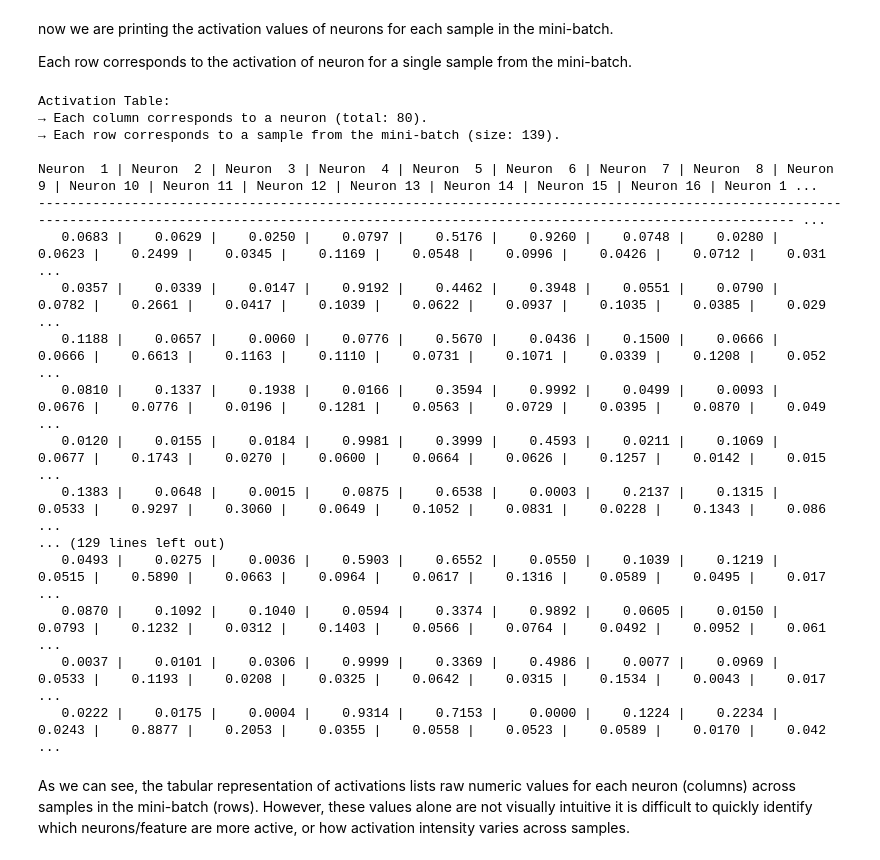
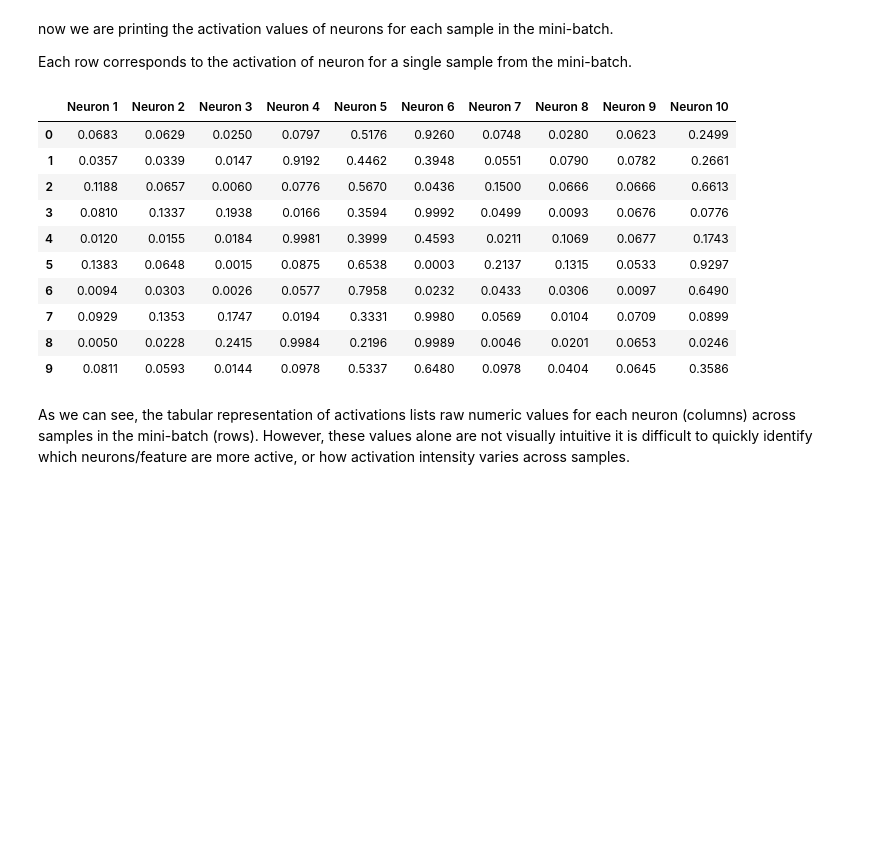
Before and after one commit to Anshu00027/SAE-for-PINNs, a Jupyter notebook: SAE-for-Taylor-Green-Vortex-PINNs.ipynb, the cells around one changed output. Drawn from its saved outputs; the diff is of its cells as text; code cells hidden in the pictures; blank space fills up the shorter version.

```diff
--- a/SAE-for-Taylor-Green-Vortex-PINNs.ipynb
+++ b/SAE-for-Taylor-Green-Vortex-PINNs.ipynb
@@ -136,46 +138,27 @@ Saved SAE encoded features shape: (3475, 80)
 now we are printing the activation values of neurons for each sample in the mini-batch.
 
 Each row corresponds to the activation of neuron for a single sample from the mini-batch.
-# %%
-def print_activation_table(activations):
-    activations = np.array(activations)
-    num_rows, num_cols = activations.shape  # (batch_size, num_neurons)
-
-    # Explanation header
-    print(f"\nActivation Table:")
-    print(f"→ Each column corresponds to a neuron (total: {num_cols}).")
-    print(f"→ Each row corresponds to a sample from the mini-batch (size: {num_rows}).\n")
-
-    # Header row
-    header = ["Neuron {:>2}".format(i+1) for i in range(num_cols)]
-    print(" | ".join(header))
-    print("-" * (20 * num_cols))
-
-    # Data rows
-    for i in range(num_rows):
-        row_vals = ["{:>9.4f}".format(v) for v in activations[i, :]]
-        print(" | ".join(row_vals))
-
-# Example usage
-print_activation_table(last_batch_encoded)
-# %% [output]
-Activation Table:
-→ Each column corresponds to a neuron (total: 80).
-→ Each row corresponds to a sample from the mini-batch (size: 139).
-
-Neuron  1 | Neuron  2 | Neuron  3 | Neuron  4 | Neuron  5 | Neuron  6 | Neuron  7 | Neuron  8 | Neuron  9 | Neuron 10 | Neuron 11 | Neuron 12 | Neuron 13 | Neuron 14 | Neuron 15 | Neuron 16 | Neuron 1 ...
--------------------------------------------------------------------------------------------------------------------------------------------------------------------------------------------------------- ...
-   0.0683 |    0.0629 |    0.0250 |    0.0797 |    0.5176 |    0.9260 |    0.0748 |    0.0280 |    0.0623 |    0.2499 |    0.0345 |    0.1169 |    0.0548 |    0.0996 |    0.0426 |    0.0712 |    0.031 ...
-   0.0357 |    0.0339 |    0.0147 |    0.9192 |    0.4462 |    0.3948 |    0.0551 |    0.0790 |    0.0782 |    0.2661 |    0.0417 |    0.1039 |    0.0622 |    0.0937 |    0.1035 |    0.0385 |    0.029 ...
-   0.1188 |    0.0657 |    0.0060 |    0.0776 |    0.5670 |    0.0436 |    0.1500 |    0.0666 |    0.0666 |    0.6613 |    0.1163 |    0.1110 |    0.0731 |    0.1071 |    0.0339 |    0.1208 |    0.052 ...
-   0.0810 |    0.1337 |    0.1938 |    0.0166 |    0.3594 |    0.9992 |    0.0499 |    0.0093 |    0.0676 |    0.0776 |    0.0196 |    0.1281 |    0.0563 |    0.0729 |    0.0395 |    0.0870 |    0.049 ...
-   0.0120 |    0.0155 |    0.0184 |    0.9981 |    0.3999 |    0.4593 |    0.0211 |    0.1069 |    0.0677 |    0.1743 |    0.0270 |    0.0600 |    0.0664 |    0.0626 |    0.1257 |    0.0142 |    0.015 ...
-   0.1383 |    0.0648 |    0.0015 |    0.0875 |    0.6538 |    0.0003 |    0.2137 |    0.1315 |    0.0533 |    0.9297 |    0.3060 |    0.0649 |    0.1052 |    0.0831 |    0.0228 |    0.1343 |    0.086 ...
-... (129 lines left out)
-   0.0493 |    0.0275 |    0.0036 |    0.5903 |    0.6552 |    0.0550 |    0.1039 |    0.1219 |    0.0515 |    0.5890 |    0.0663 |    0.0964 |    0.0617 |    0.1316 |    0.0589 |    0.0495 |    0.017 ...
-   0.0870 |    0.1092 |    0.1040 |    0.0594 |    0.3374 |    0.9892 |    0.0605 |    0.0150 |    0.0793 |    0.1232 |    0.0312 |    0.1403 |    0.0566 |    0.0764 |    0.0492 |    0.0952 |    0.061 ...
-   0.0037 |    0.0101 |    0.0306 |    0.9999 |    0.3369 |    0.4986 |    0.0077 |    0.0969 |    0.0533 |    0.1193 |    0.0208 |    0.0325 |    0.0642 |    0.0315 |    0.1534 |    0.0043 |    0.017 ...
-   0.0222 |    0.0175 |    0.0004 |    0.9314 |    0.7153 |    0.0000 |    0.1224 |    0.2234 |    0.0243 |    0.8877 |    0.2053 |    0.0355 |    0.0558 |    0.0523 |    0.0589 |    0.0170 |    0.042 ...
+# %%
+# Convert hidden activations to a DataFrame
+activations = np.array(last_batch_encoded)  # (batch_size, num_neurons)
+df = pd.DataFrame(activations, columns=[f"Neuron {i+1}" for i in range(activations.shape[1])])
+# Show first 10 samples (rows) and first 10 neurons (columns) for readability
+df_subset = df.iloc[:10, :10]
+
+# Display in Colab
+df_subset
+# %% [output]
+|  | Neuron 1 | Neuron 2 | Neuron 3 | Neuron 4 | Neuron 5 | Neuron 6 | Neuron 7 | Neuron 8 | Neuron 9 | Neuron 10 |
+| 0 | 0.0683 | 0.0629 | 0.0250 | 0.0797 | 0.5176 | 0.9260 | 0.0748 | 0.0280 | 0.0623 | 0.2499 |
+| 1 | 0.0357 | 0.0339 | 0.0147 | 0.9192 | 0.4462 | 0.3948 | 0.0551 | 0.0790 | 0.0782 | 0.2661 |
+| 2 | 0.1188 | 0.0657 | 0.0060 | 0.0776 | 0.5670 | 0.0436 | 0.1500 | 0.0666 | 0.0666 | 0.6613 |
+| 3 | 0.0810 | 0.1337 | 0.1938 | 0.0166 | 0.3594 | 0.9992 | 0.0499 | 0.0093 | 0.0676 | 0.0776 |
+| 4 | 0.0120 | 0.0155 | 0.0184 | 0.9981 | 0.3999 | 0.4593 | 0.0211 | 0.1069 | 0.0677 | 0.1743 |
+| 5 | 0.1383 | 0.0648 | 0.0015 | 0.0875 | 0.6538 | 0.0003 | 0.2137 | 0.1315 | 0.0533 | 0.9297 |
+| 6 | 0.0094 | 0.0303 | 0.0026 | 0.0577 | 0.7958 | 0.0232 | 0.0433 | 0.0306 | 0.0097 | 0.6490 |
+| 7 | 0.0929 | 0.1353 | 0.1747 | 0.0194 | 0.3331 | 0.9980 | 0.0569 | 0.0104 | 0.0709 | 0.0899 |
+| 8 | 0.0050 | 0.0228 | 0.2415 | 0.9984 | 0.2196 | 0.9989 | 0.0046 | 0.0201 | 0.0653 | 0.0246 |
+| 9 | 0.0811 | 0.0593 | 0.0144 | 0.0978 | 0.5337 | 0.6480 | 0.0978 | 0.0404 | 0.0645 | 0.3586 |
 # %% [markdown]
  As we can see, the tabular representation of activations lists raw numeric values for each neuron (columns) across samples in the mini-batch (rows).
  However, these values alone are not visually intuitive it is difficult to quickly identify which neurons/feature are more active, or how activation intensity varies across samples.
```
Also changed, not shown: parts of 1 cell of this notebook.
